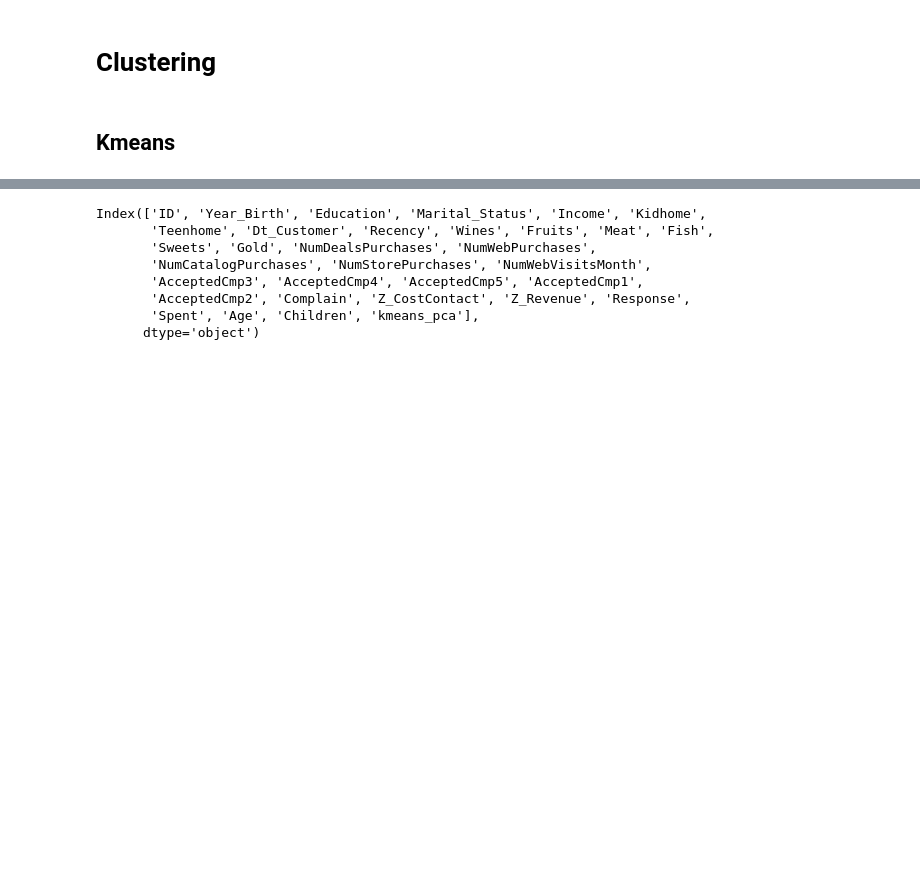
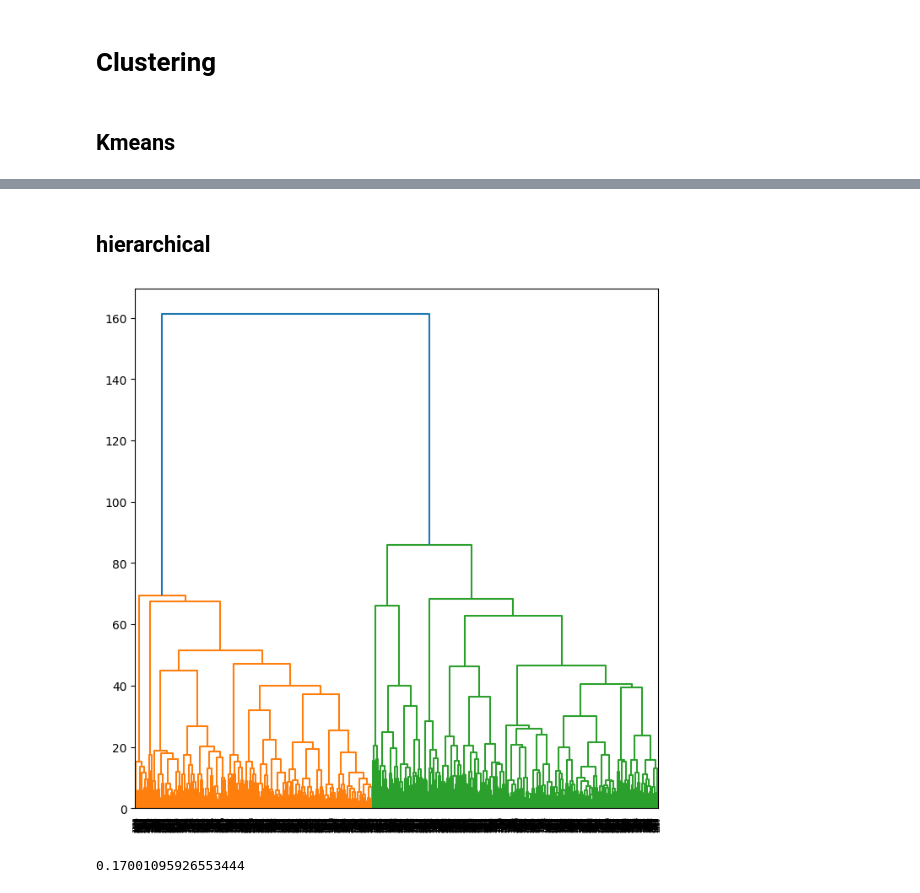
Before and after one commit to giraljv/Customer_personality_project, a Jupyter notebook: customer.ipynb, the cells around one changed output, grey strips where cells are left out. Drawn from its saved outputs; the diff is of its cells as text; code cells hidden in the pictures; blank space fills up the shorter version.

```diff
--- a/customer.ipynb
+++ b/customer.ipynb
@@ -437,11 +437,15 @@ data_raw['kmeans_pca'] = y
-# %%
-data_raw.columns
-# %% [output]
-Index(['ID', 'Year_Birth', 'Education', 'Marital_Status', 'Income', 'Kidhome',
-       'Teenhome', 'Dt_Customer', 'Recency', 'Wines', 'Fruits', 'Meat', 'Fish',
-       'Sweets', 'Gold', 'NumDealsPurchases', 'NumWebPurchases',
-       'NumCatalogPurchases', 'NumStorePurchases', 'NumWebVisitsMonth',
-       'AcceptedCmp3', 'AcceptedCmp4', 'AcceptedCmp5', 'AcceptedCmp1',
-       'AcceptedCmp2', 'Complain', 'Z_CostContact', 'Z_Revenue', 'Response',
-       'Spent', 'Age', 'Children', 'kmeans_pca'],
-      dtype='object')
+# %% [markdown]
+## hierarchical
+# %%
+plt.figure(figsize=(8,8))
+dendrogram(linkage(df_pca_standard,method='ward'))
+plt.show()
+# %% [output]
+[figure, added]
+# %%
+hc = AgglomerativeClustering(n_clusters=3,affinity='euclidean',linkage='ward')
+y_hc = hc.fit_predict(df_pca_standard)
+print(silhouette_score(df_pca_standard,y_hc))
+data_raw['hc_pca'] = y_hc
+# %% [output]
+0.17001095926553444
```
Also changed, not shown: parts of 11 cells of this notebook.
